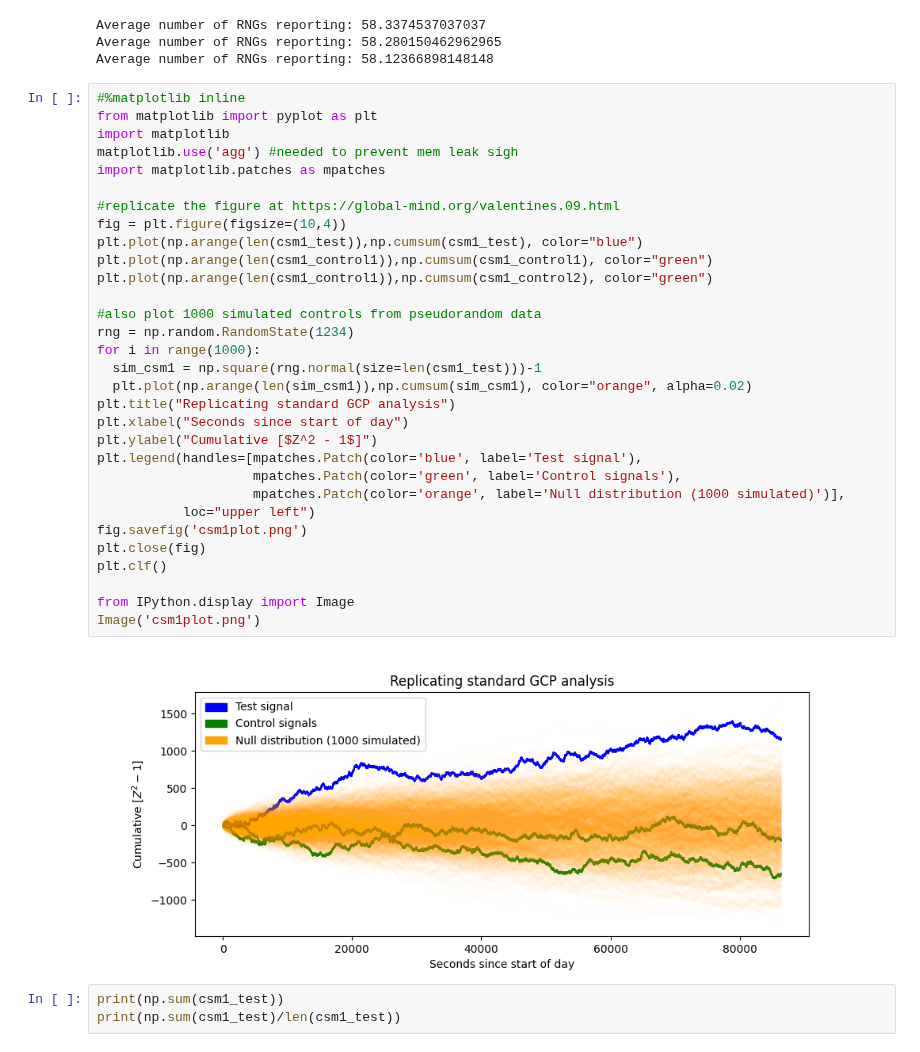
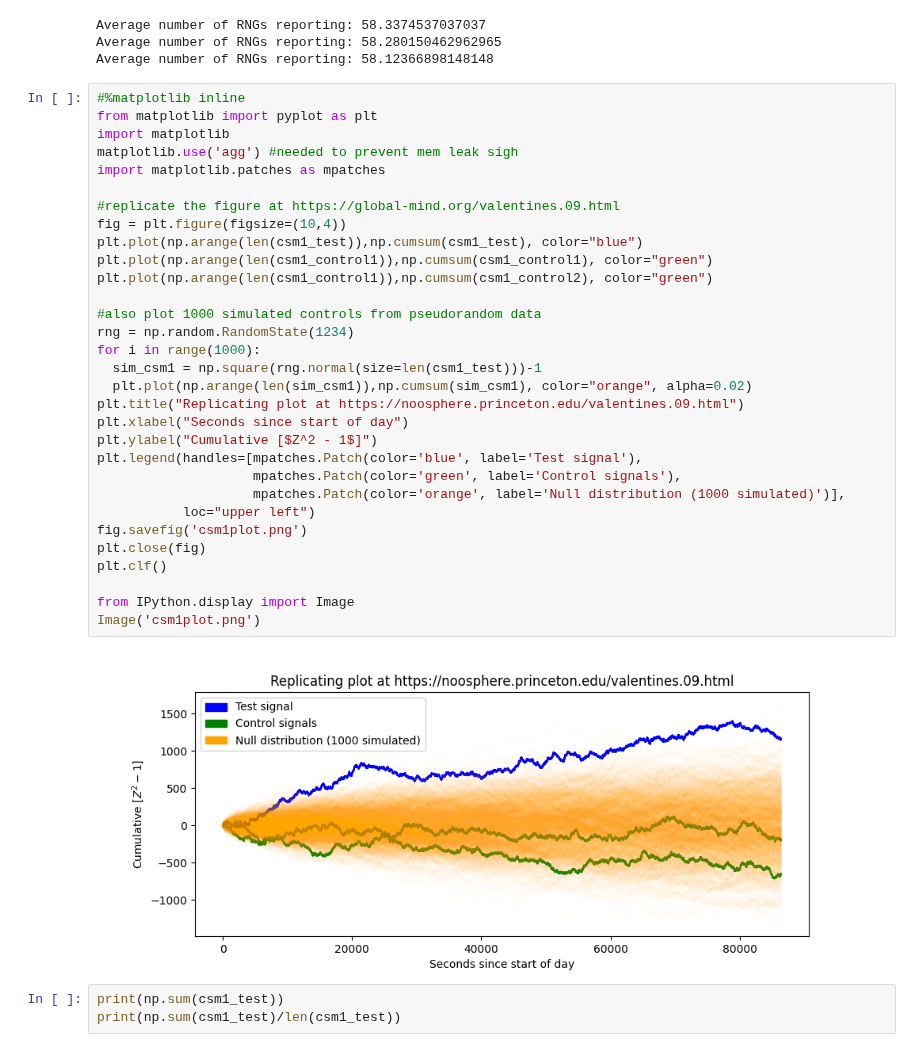
Before and after one commit to AvantiShri/gcp_analysis, a Jupyter notebook: Valentines2009_powerspectrum.ipynb, the cells around one changed output. Saved outputs shown, nothing was run; the diff lists cells and outputs as text.

```diff
--- a/Valentines2009_powerspectrum.ipynb
+++ b/Valentines2009_powerspectrum.ipynb
@@ -95,35 +95,35 @@ Average number of RNGs reporting: 58.12366898148148
 #%matplotlib inline
 from matplotlib import pyplot as plt
 import matplotlib
 matplotlib.use('agg') #needed to prevent mem leak sigh
 import matplotlib.patches as mpatches
 
 #replicate the figure at https://global-mind.org/valentines.09.html
 fig = plt.figure(figsize=(10,4))
 plt.plot(np.arange(len(csm1_test)),np.cumsum(csm1_test), color="blue")
 plt.plot(np.arange(len(csm1_control1)),np.cumsum(csm1_control1), color="green")
 plt.plot(np.arange(len(csm1_control1)),np.cumsum(csm1_control2), color="green")
 
 #also plot 1000 simulated controls from pseudorandom data
 rng = np.random.RandomState(1234)
 for i in range(1000):
   sim_csm1 = np.square(rng.normal(size=len(csm1_test)))-1
   plt.plot(np.arange(len(sim_csm1)),np.cumsum(sim_csm1), color="orange", alpha=0.02)
-plt.title("Replicating standard GCP analysis")
+plt.title("Replicating plot at https://noosphere.princeton.edu/valentines.09.html")
 plt.xlabel("Seconds since start of day")
 plt.ylabel("Cumulative [$Z^2 - 1$]")
 plt.legend(handles=[mpatches.Patch(color='blue', label='Test signal'),
                     mpatches.Patch(color='green', label='Control signals'),
                     mpatches.Patch(color='orange', label='Null distribution (1000 simulated)')],
            loc="upper left")
 fig.savefig('csm1plot.png')
 plt.close(fig)
 plt.clf()
 
 from IPython.display import Image
 Image('csm1plot.png')
 # %% [output]
-[figure, old version]
+[figure, new version]
 # %%
 print(np.sum(csm1_test))
 print(np.sum(csm1_test)/len(csm1_test))
```
Also changed, not shown: parts of 4 cells of this notebook.
